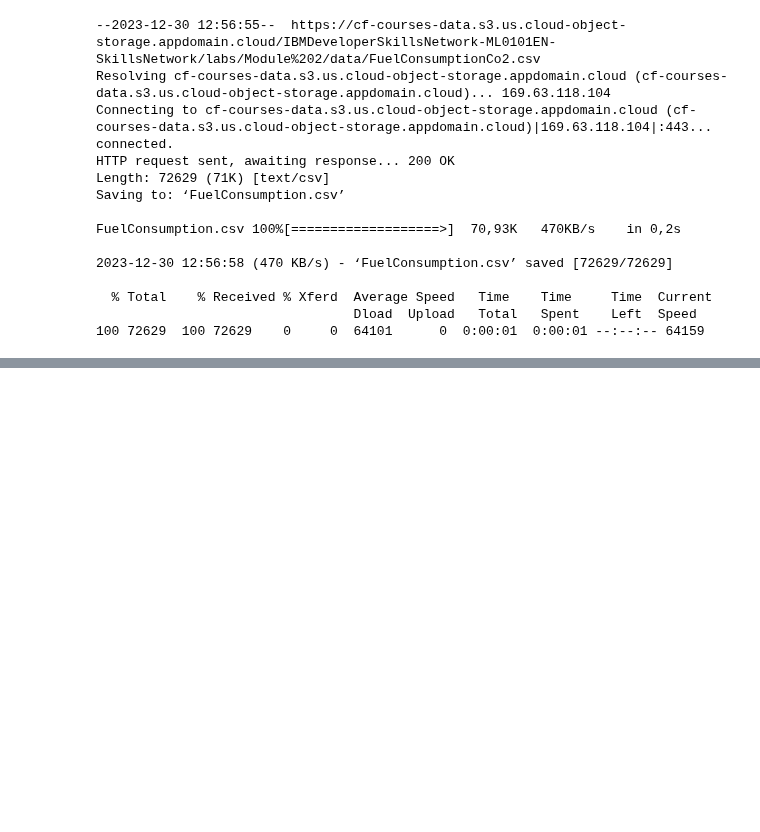
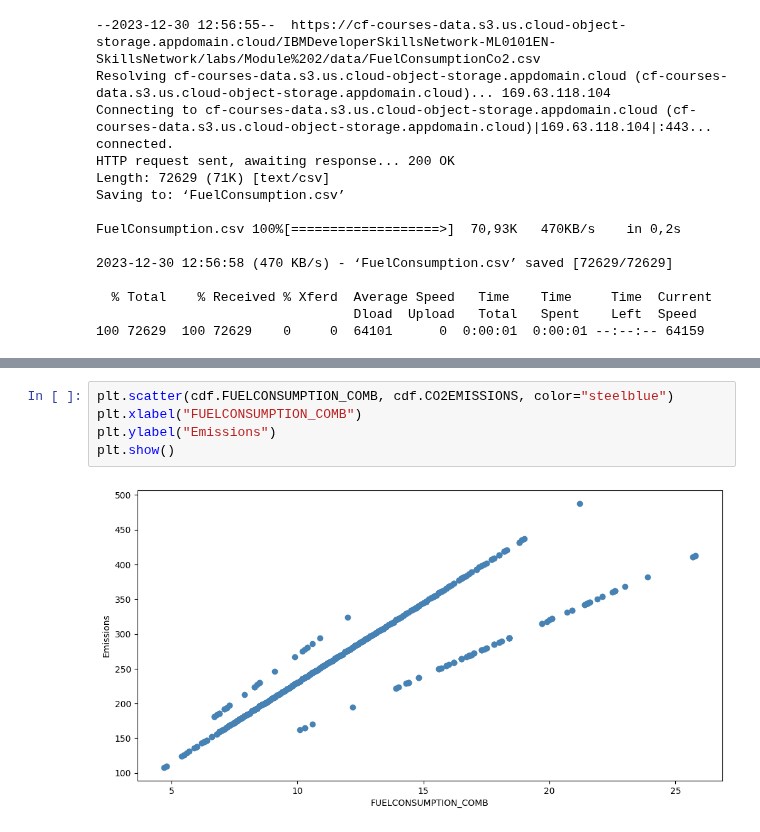
Before and after one commit to Ada-Lovelace-Akademi/data-science, a Jupyter notebook: week-6/6-example.ipynb, the cells around one changed output, grey strips where cells are left out. Saved outputs shown, nothing was run; the diff lists cells and outputs as text; blank space fills up the shorter version.

```diff
--- a/week-6/6-example.ipynb
+++ b/week-6/6-example.ipynb
@@ -25,0 +73,7 @@ FuelConsumption.csv 100%[===================>]  70,93K   470KB/s    in 0,2s
+# %%
+plt.scatter(cdf.FUELCONSUMPTION_COMB, cdf.CO2EMISSIONS, color="steelblue")
+plt.xlabel("FUELCONSUMPTION_COMB")
+plt.ylabel("Emissions")
+plt.show()
+# %% [output]
+[figure, added]
```
Also changed, not shown: parts of 17 cells of this notebook.
